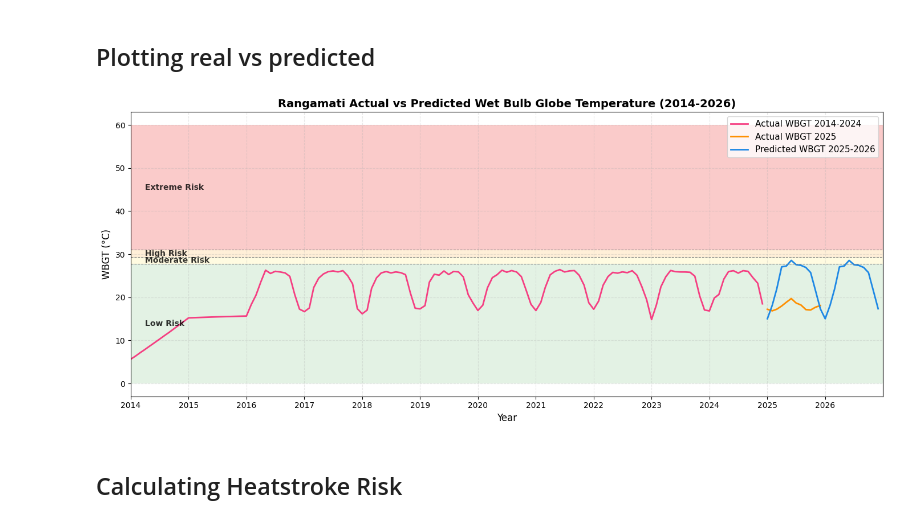
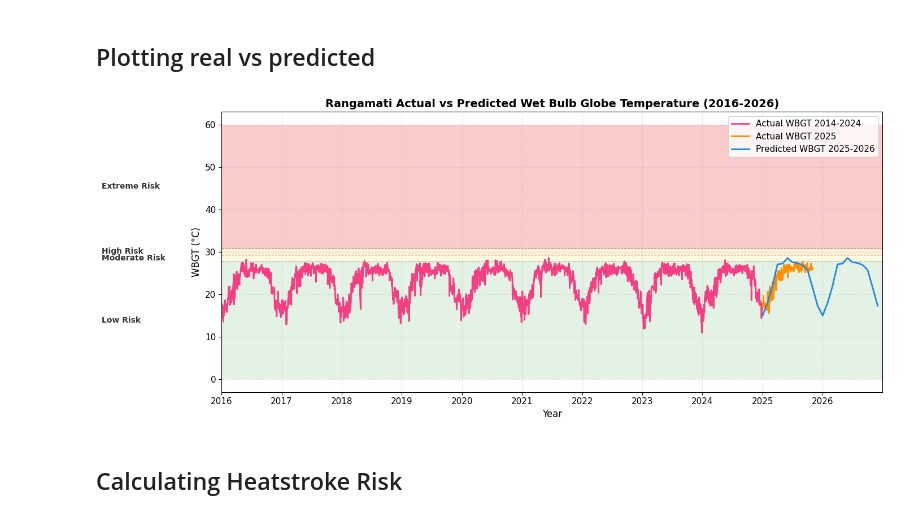
Before and after one commit to not-your-pancake/TCC_Journal, a Jupyter notebook: HI_WB_HS_HM_WBG/rangamati.ipynb, the cells around one changed output. Drawn from its saved outputs; the diff is of its cells as text; code cells hidden in the pictures.

```diff
--- a/HI_WB_HS_HM_WBG/rangamati.ipynb
+++ b/HI_WB_HS_HM_WBG/rangamati.ipynb
@@ -2055,3 +2055,10 @@ plt.tight_layout()
 plt.show()
 # %% [output]
 [figure]
+# %%
+df_predictions_solar = pd.DataFrame({
+    'date' : future_dates,
+    'predicted_solar' : predictions_solar
+})
+
+df_predictions_solar
@@ -3060,12 +3059,12 @@ import numpy as np
 df_WBG = pd.DataFrame()
 
 # Add date column (recommended for time series)
-df_WBG['date'] = df_predicted_solar['date']
+df_WBG['date'] = df_predictions_solar['date']
 
 # Add predicted variables
 df_WBG['predicted_temp'] = df_predictions_temp['predicted_temp'].values
 df_WBG['predicted_humidity'] = df_predictions_humidity['predicted_humidity'].values
-df_WBG['predicted_solar'] = df_predicted_solar['predicted_solar'].values
+df_WBG['predicted_solar'] = df_predictions_solar['predicted_solar'].values
 
 
 # Wet Bulb Function
@@ -3136,15 +3135,29 @@ import matplotlib.dates as mdates
 plt.figure(figsize=(14,6))
 
 # --- Ensure datetime index ---
-for df, start in zip([df_WBG_2024, df_WBG_2025, df_WBG],
-                     ['2014-01-01','2025-01-01','2025-01-01']):
-    df['date'] = pd.date_range(start=start, periods=len(df), freq='MS')
-    df.set_index('date', inplace=True)
+df_WBG_2024 = df_WBG_2024.copy()
+df_WBG_2024['date'] = pd.date_range(start='2014-01-01', periods=len(df_WBG_2024))
+df_WBG_2024 = df_WBG_2024.set_index('date')
+
+df_WBG_2025 = df_WBG_2025.copy()
+df_WBG_2025['date'] = pd.date_range(start='2025-01-01', periods=len(df_WBG_2025))
+df_WBG_2025 = df_WBG_2025.set_index('date')
+
+df_WBG = df_WBG.copy()
+df_WBG['date'] = pd.date_range(start='2025-01-01', periods=len(df_WBG), freq='MS')
+df_WBG = df_WBG.set_index('date')
+
 
 # --- Filter ranges for plotting ---
 df_WBG_2024_plot = df_WBG_2024.loc['2014-01-01':'2024-12-31']
 df_WBG_2025_plot = df_WBG_2025.loc['2025-01-01':'2025-12-31']
 df_WBG_pred_plot = df_WBG.loc['2025-01-01':'2026-12-31']
+
+
+
+
+
+
 
 # --- Plot actual vs predicted WBGT ---
 plt.plot(df_WBG_2024_plot.index, df_WBG_2024_plot['wet_bulb_C'],
@@ -3166,36 +3179,36 @@ bands = [
 ]
 
 for start, end, label, color in bands:
     ax.axhspan(start, end, facecolor=color, alpha=0.3)
     # Add text label inside the band
     y_pos = start + (end - start)/2
     ax.text(df_WBG_2024_plot.index[3], y_pos, label,
             fontsize=10, fontweight='bold', color='black', alpha=0.8, va='center')
 
 # --- Threshold lines ---
 thresholds = [27.8, 29.4, 31]
 for t in thresholds:
     plt.axhline(y=t, color='gray', linestyle='--', linewidth=0.8)
 
 # --- Labels, title, legend ---
 plt.xlabel('Year', fontsize=12)
 plt.ylabel('WBGT (°C)', fontsize=12)
-plt.title('Rangamati Actual vs Predicted Wet Bulb Globe Temperature (2014-2026)', fontsize=14, fontweight='bold')
+plt.title('Rangamati Actual vs Predicted Wet Bulb Globe Temperature (2016-2026)', fontsize=14, fontweight='bold')
 
 plt.legend(frameon=True, fontsize=11)
 
 # --- X-axis formatting ---
 plt.gca().xaxis.set_major_locator(mdates.YearLocator())
 plt.gca().xaxis.set_major_formatter(mdates.DateFormatter('%Y'))
 plt.xticks(rotation=0)
 
 plt.grid(alpha=0.3, linestyle='--')
-plt.xlim(pd.Timestamp('2014-01-01'), pd.Timestamp('2026-12-31'))
+plt.xlim(pd.Timestamp('2016-01-01'), pd.Timestamp('2026-12-31'))
 
 plt.tight_layout()
 plt.show()
 # %% [output]
-[figure, old version]
+[figure, new version]
 # %% [markdown]
 ## Calculating Heatstroke Risk
 # %% [markdown]
```
Also changed, not shown: parts of 13 cells of this notebook, 4 other files.
